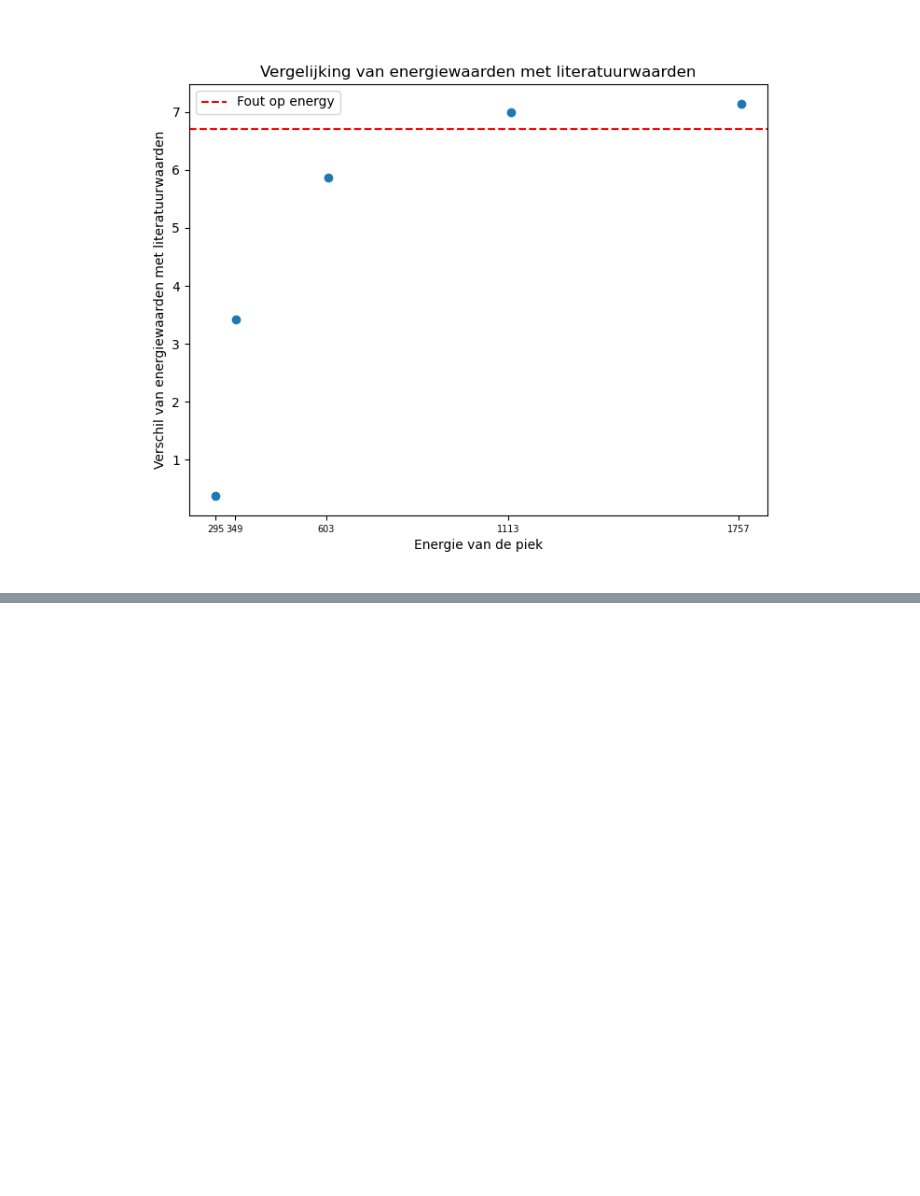
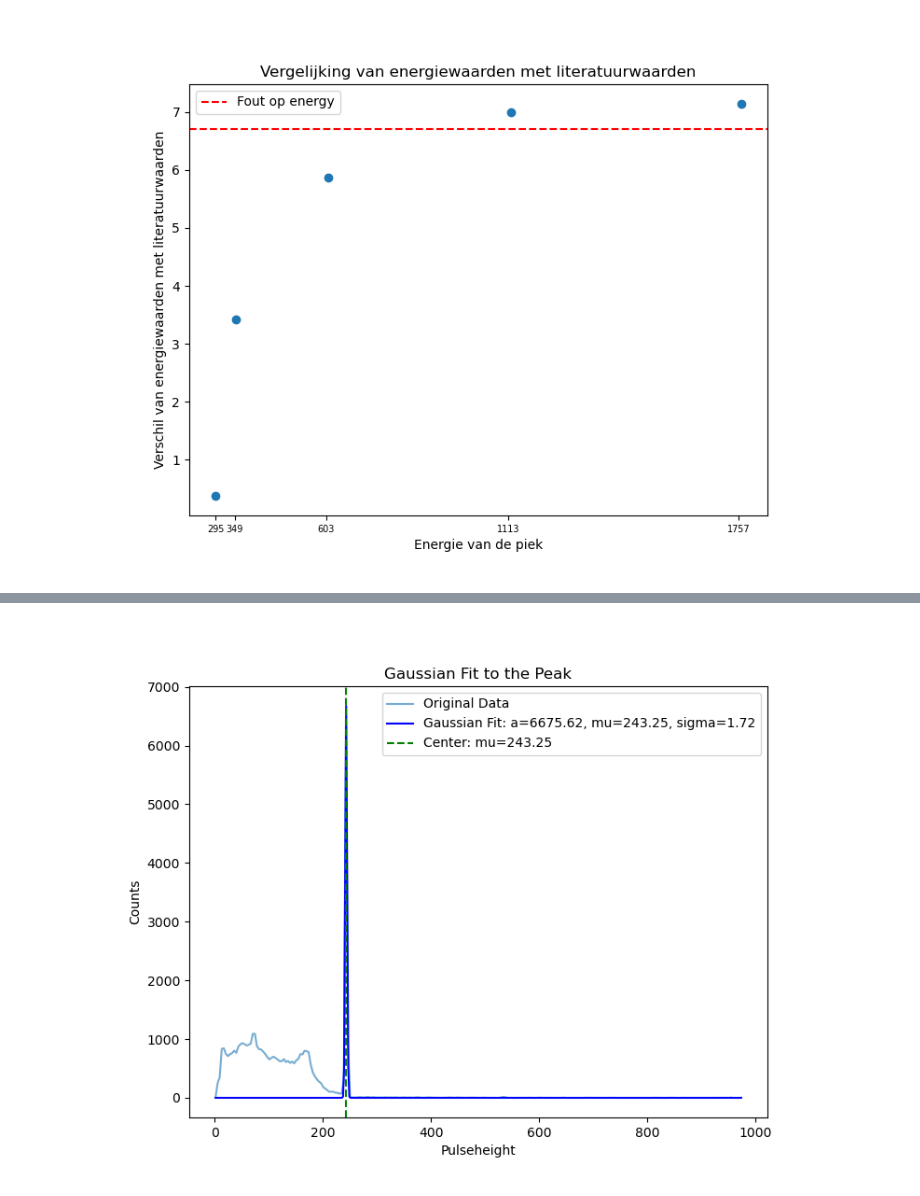
Before and after one commit to MayaDeBij13/Particle_Physics, a Jupyter notebook: notebook_Lucas (1).ipynb, the cells around one changed output, grey strips where cells are left out. Drawn from its saved outputs; the diff is of its cells as text; code cells hidden in the pictures; blank space fills up the shorter version.

```diff
--- a/notebook_Lucas (1).ipynb
+++ b/notebook_Lucas (1).ipynb
@@ -354,0 +420,38 @@ plt.show()
+# %%
+import numpy as np
+import pandas as pd
+import matplotlib.pyplot as plt
+
+# Load the data from the CSV file
+file_path = 'cal_Ge_Cs_2.csv'  # Replace with the correct path
+data = pd.read_csv(file_path)
+
+# Extract the relevant columns
+x = data['pulseheight']
+y = data['counts_ch_A']
+
+# Define the Gaussian function
+def gaussian(x, a, mu, sigma):
+    return a * np.exp(-((x - mu) ** 2) / (2 * sigma ** 2))
+
+# Parameters from the Gaussian fit
+a_opt = 6675.62
+mu_opt = 243.25
+sigma_opt = 1.72
+
+# Generate the fitted Gaussian curve
+x_fit = np.linspace(min(x), max(x), 500)
+y_fit = gaussian(x_fit, a_opt, mu_opt, sigma_opt)
+
+# Plot the original data and the Gaussian fit
+plt.figure(figsize=(8, 6))
+plt.plot(x, y, label='Original Data', alpha=0.6)
+plt.plot(x_fit, y_fit, color='blue', label=f'Gaussian Fit: a={a_opt:.2f}, mu={mu_opt:.2f}, sigma={sigma_opt:.2f}')
+plt.axvline(mu_opt, color='green', linestyle='--', label=f'Center: mu={mu_opt:.2f}')
+plt.legend()
+plt.xlabel('Pulseheight')
+plt.ylabel('Counts')
+plt.title('Gaussian Fit to the Peak')
+plt.show()
+# %% [output]
+[figure, added]
```
Also changed, not shown: parts of 4 cells of this notebook.
